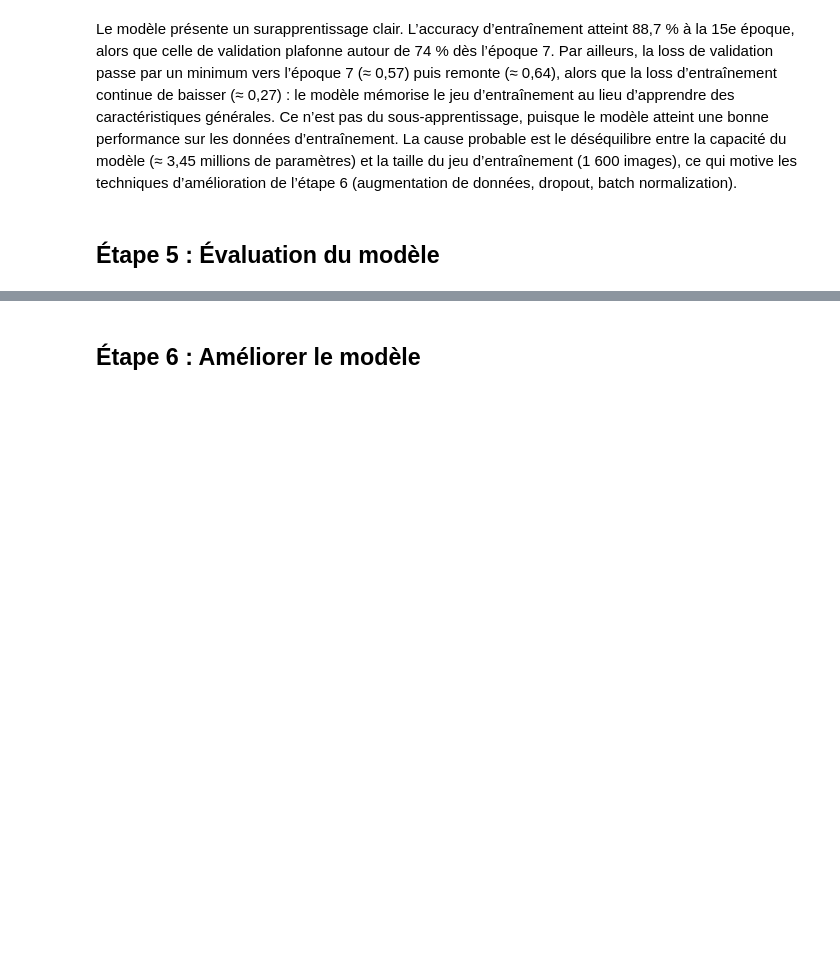
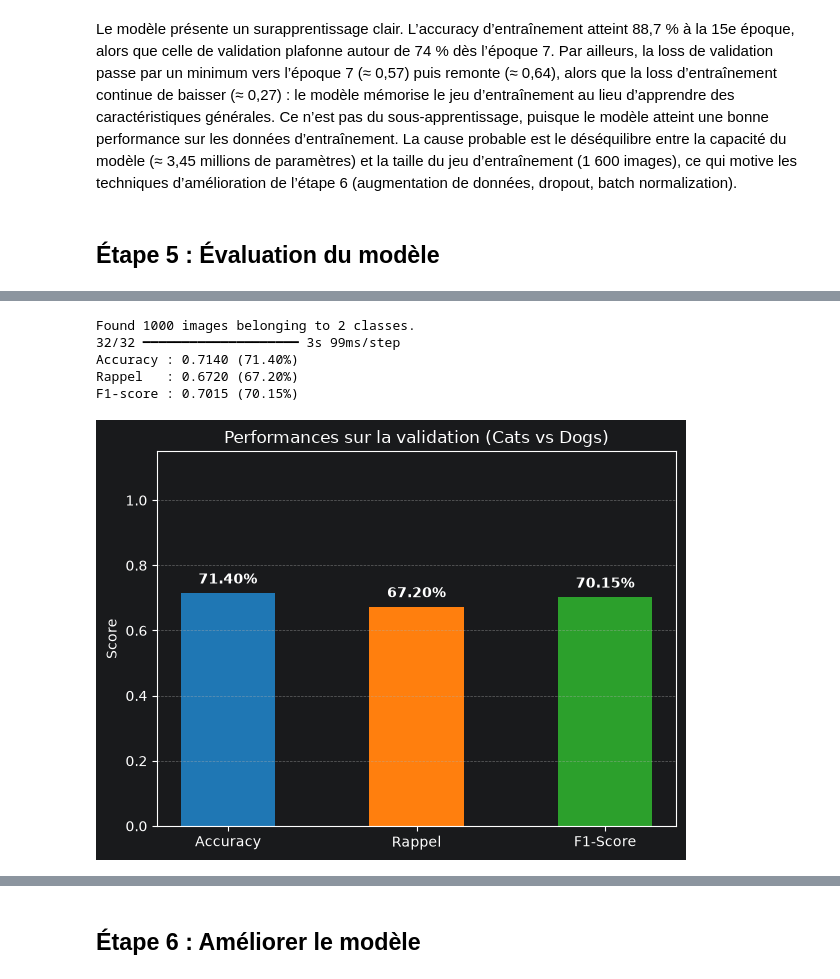
Before and after one commit to Amafin/IAetMLforIT_Project, a Jupyter notebook: Project.ipynb, the cells around one changed output, grey strips where cells are left out. Drawn from its saved outputs; the diff is of its cells as text; code cells hidden in the pictures; blank space fills up the shorter version.

```diff
--- a/Project.ipynb
+++ b/Project.ipynb
@@ -453,0 +551,57 @@ Sur le jeu de test (400 images), le modèle de base atteint une accuracy de 73,8
+# %%
+# 1. Chargement des données de validation avec shuffle=False (indispensable pour aligner les prédictions)
+val_datagen = ImageDataGenerator(rescale=1.0 / 255)
+
+val_generator = val_datagen.flow_from_directory(
+    VAL_DIR,
+    target_size=(IMG_SIZE, IMG_SIZE),
+    batch_size=32,
+    class_mode="binary",
+    shuffle=False
+)
+
+# 2. Vraies étiquettes (y_true)
+y_true = val_generator.classes
+
+# 3. Prédictions du modèle (y_pred)
+# model.predict renvoie une probabilité entre 0 et 1 (sigmoïde)
+y_probs = model.predict(val_generator)
+y_pred = (y_probs > 0.5).astype(int).ravel()
+
+# 4. Calcul de l'Accuracy, du Rappel et du F1-Score
+acc = accuracy_score(y_true, y_pred)
+rec = recall_score(y_true, y_pred)
+f1 = f1_score(y_true, y_pred)
+
+# 5. Affichage textuel (print)
+print(f"Accuracy : {acc:.4f} ({acc*100:.2f}%)")
+print(f"Rappel   : {rec:.4f} ({rec*100:.2f}%)")
+print(f"F1-score : {f1:.4f} ({f1*100:.2f}%)")
+
+# 6. Graphique en barres / histogramme
+metriques = ["Accuracy", "Rappel", "F1-Score"]
+scores = [acc, rec, f1]
+couleurs = ["#1f77b4", "#ff7f0e", "#2ca02c"]
+
+plt.figure(figsize=(6, 4.5))
+bars = plt.bar(metriques, scores, color=couleurs, width=0.5)
+
+# Affichage des pourcentages au-dessus de chaque barre
+for bar in bars:
+    yval = bar.get_height()
+    plt.text(bar.get_x() + bar.get_width() / 2, yval + 0.02, f"{yval:.2%}", ha="center", va="bottom", fontweight="bold")
+
+plt.ylim(0, 1.15)
+plt.ylabel("Score")
+plt.title("Performances sur la validation (Cats vs Dogs)")
+plt.grid(axis="y", linestyle="--", alpha=0.5)
+
+plt.tight_layout()
+plt.show()
+# %% [output]
+Found 1000 images belonging to 2 classes.
+32/32 ━━━━━━━━━━━━━━━━━━━━ 3s 99ms/step
+Accuracy : 0.7140 (71.40%)
+Rappel   : 0.6720 (67.20%)
+F1-score : 0.7015 (70.15%)
+[figure, added]
```
Also changed, not shown: parts of 19 cells of this notebook.
